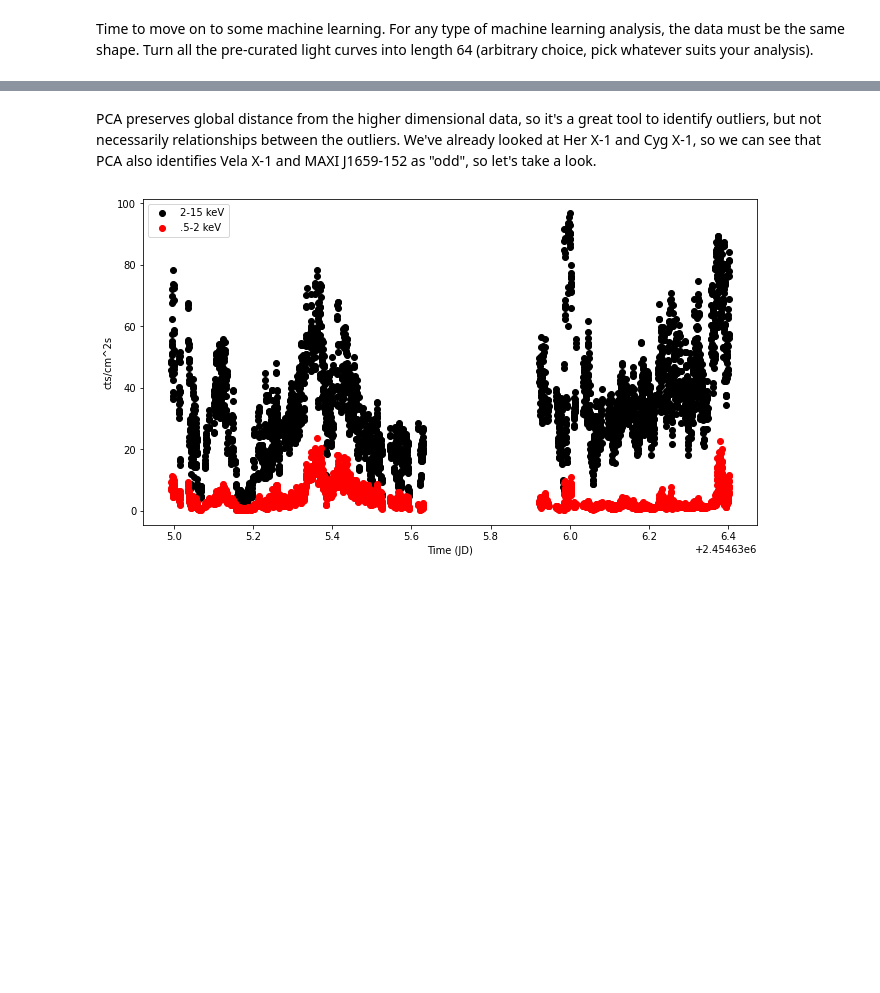
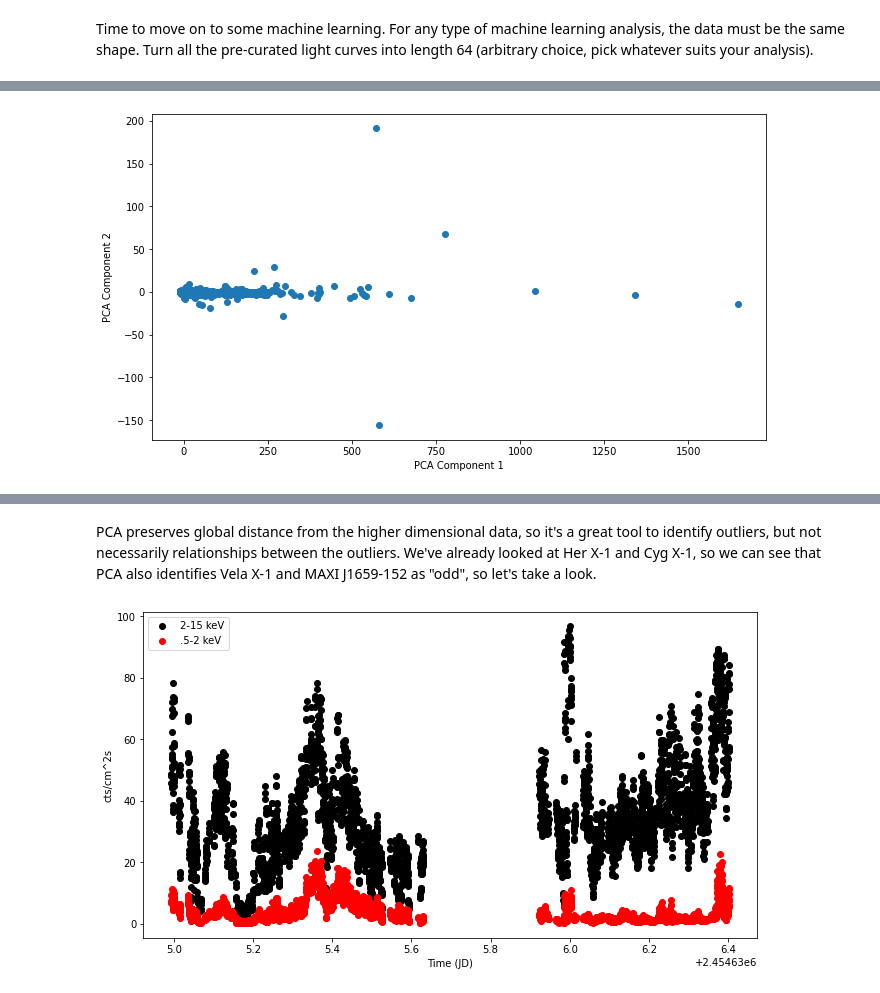
Before and after one commit to nasa-nccs-hpda/STG-Tutorial, a Jupyter notebook: Astro_CNN/Astro_CNN_Powell_STG_Tutorial.ipynb, the cells around one changed output, grey strips where cells are left out. Cells and saved outputs as stored; diff of their text form; code cells hidden in the pictures; blank space fills up the shorter version.

```diff
--- a/Astro_CNN/Astro_CNN_Powell_STG_Tutorial.ipynb
+++ b/Astro_CNN/Astro_CNN_Powell_STG_Tutorial.ipynb
@@ -377,0 +71,9 @@ plt.ylabel('PCA Component 2');
+# %%
+plt.figure(figsize=(11,6))
+plt.scatter(spca[:,0],spca[:,1])
+#for i, txt in enumerate(tgtlabels_64.tolist()):
+#    plt.annotate(txt, (hpca[i,0], hpca[i,1]))
+plt.xlabel('PCA Component 1');
+plt.ylabel('PCA Component 2');
+# %% [output]
+[figure, added]
```
Also changed, not shown: parts of 100 cells of this notebook.
